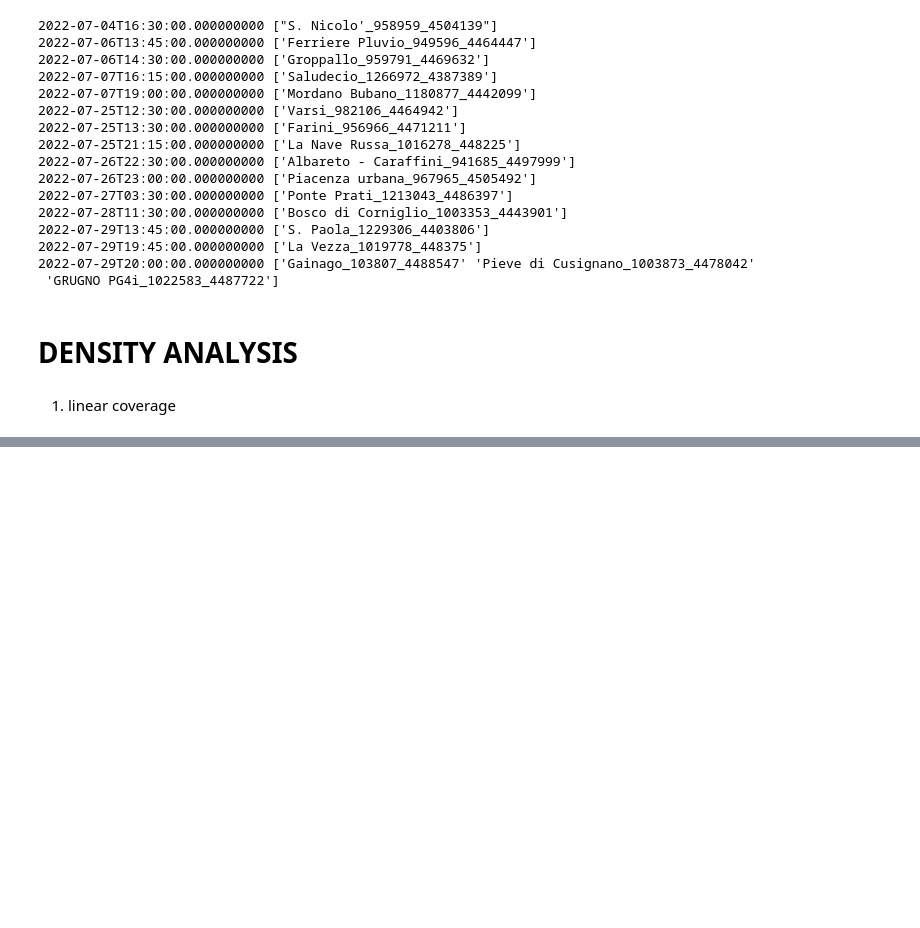
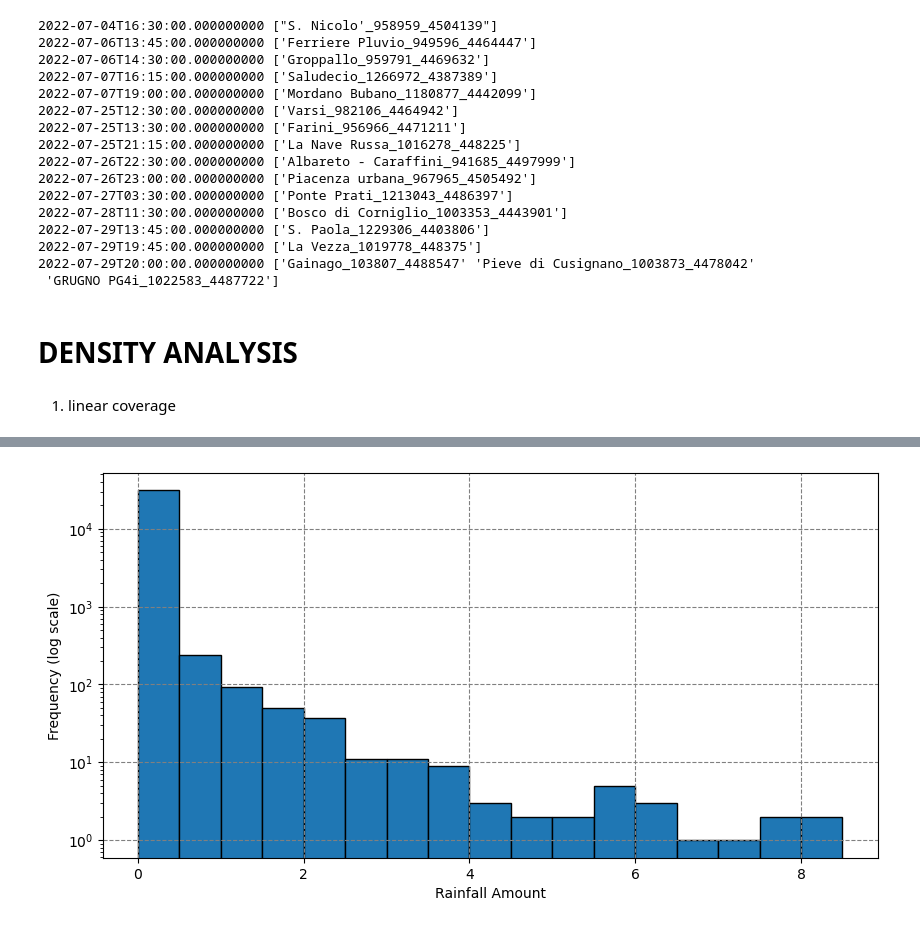
Before and after one commit to EliaCovi/radar_adjustment_intercomparison, a Jupyter notebook: 4_adjustment_analysis.ipynb, the cells around one changed output, grey strips where cells are left out. Drawn from its saved outputs; the diff is of its cells as text; code cells hidden in the pictures; blank space fills up the shorter version.

Commit message:
added openmrg

```diff
--- a/4_adjustment_analysis.ipynb
+++ b/4_adjustment_analysis.ipynb
@@ -562,0 +588,28 @@ Text(0.5, 1.0, 'adjust_ked')
+# %%
+# open data
+ds_gauges = xr.open_dataset("data/andersson_2022_OpenMRG/gauges/openmrg_gauges.nc")
+ds_rad = xr.open_dataset("data/adjusted_radar_OpenMRG.nc")
+ds_cmls = xr.open_dataset("data/processed_cml_OpenMRG.nc")
+
+# Resample to 15 min resolution
+ds_cmls = ds_cmls.R_acc.resample(time = '15min', label='right', closed='right').sum(skipna=True)
+ds_cmls = ds_cmls.reduce(np.nanmean, dim='sublink_id')
+
+# Slice in time
+start = '2015-07-01T00'
+end = '2015-07-31T00'
+ds_gauges = ds_gauges.sel(time = slice(start, end))
+ds_rad = ds_rad.sel(time = slice(start, end))
+ds_cmls = ds_cmls.sel(time = slice(start, end))
+# %%
+preci = ds_gauges.rainfall_amount.values.flatten()
+preci = preci[~np.isnan(preci)]
+bin_edges = np.arange(preci.min(), preci.max() + 0.5, 0.5)
+fig, ax = plt.subplots(figsize=(10, 5))
+ax.hist(preci, bins=bin_edges, edgecolor='black')
+ax.set_yscale("log")
+ax.set_xlabel("Rainfall Amount")
+ax.set_ylabel("Frequency (log scale)")
+ax.grid(linestyle='--', color='gray')
+# %% [output]
+[figure, added]
```
Also changed, not shown: parts of 15 cells of this notebook, 1 other file.
